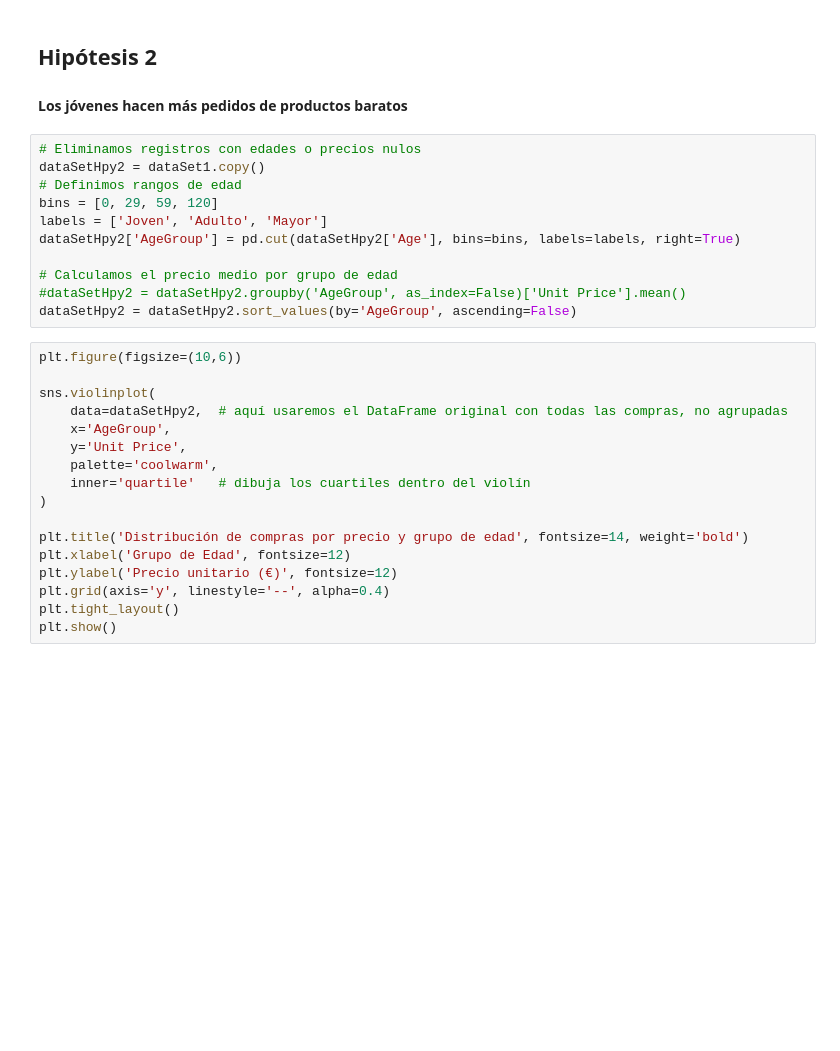
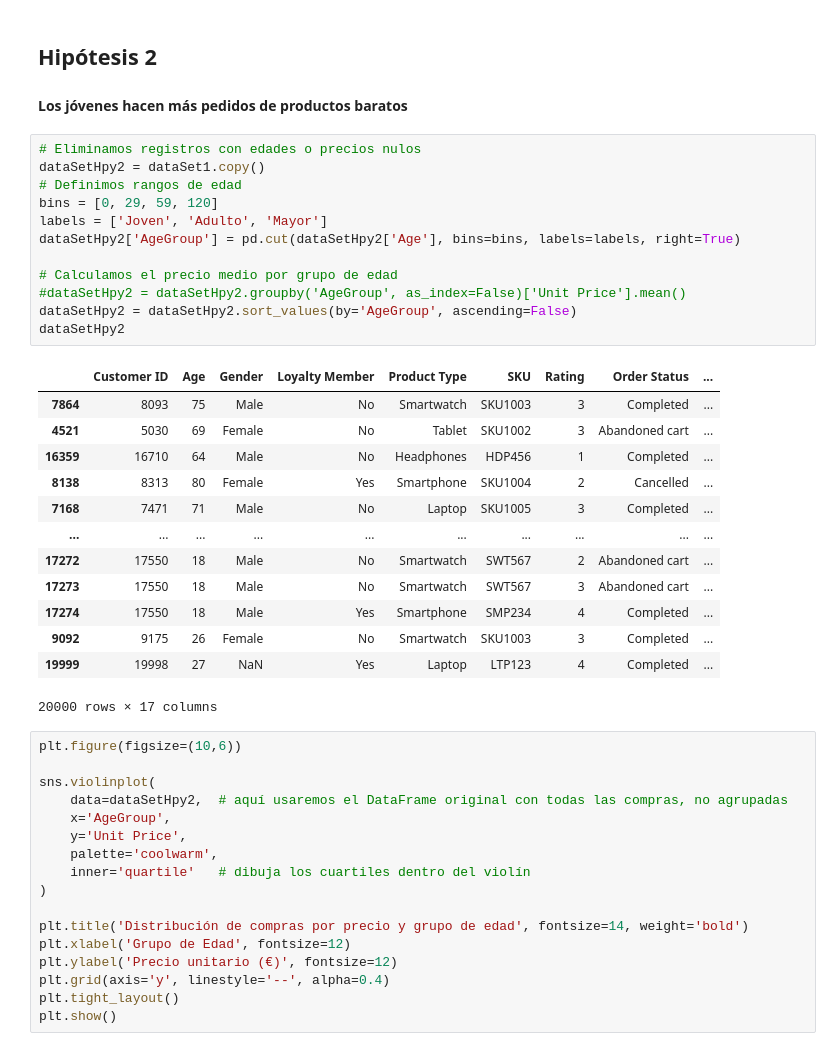
Before and after one commit to migel1985/EDA_ElectronicaConsumo_MM, a Jupyter notebook: src/memoria.ipynb, the cells around one changed output. Drawn from its saved outputs; the diff is of its cells as text; blank space fills up the shorter version.

```diff
--- a/src/memoria.ipynb
+++ b/src/memoria.ipynb
@@ -150,14 +150,29 @@ El artículo mejor valorado es el producto más barato.
 # %%
 # Eliminamos registros con edades o precios nulos
 dataSetHpy2 = dataSet1.copy()
 # Definimos rangos de edad
 bins = [0, 29, 59, 120]
 labels = ['Joven', 'Adulto', 'Mayor']
 dataSetHpy2['AgeGroup'] = pd.cut(dataSetHpy2['Age'], bins=bins, labels=labels, right=True)
 
 # Calculamos el precio medio por grupo de edad
 #dataSetHpy2 = dataSetHpy2.groupby('AgeGroup', as_index=False)['Unit Price'].mean()
 dataSetHpy2 = dataSetHpy2.sort_values(by='AgeGroup', ascending=False)
+dataSetHpy2
+# %% [output]
+|  | Customer ID | Age | Gender | Loyalty Member | Product Type | SKU | Rating | Order Status | ... |
+| 7864 | 8093 | 75 | Male | No | Smartwatch | SKU1003 | 3 | Completed | ... |
+| 4521 | 5030 | 69 | Female | No | Tablet | SKU1002 | 3 | Abandoned cart | ... |
+| 16359 | 16710 | 64 | Male | No | Headphones | HDP456 | 1 | Completed | ... |
+| 8138 | 8313 | 80 | Female | Yes | Smartphone | SKU1004 | 2 | Cancelled | ... |
+| 7168 | 7471 | 71 | Male | No | Laptop | SKU1005 | 3 | Completed | ... |
+| ... | ... | ... | ... | ... | ... | ... | ... | ... | ... |
+| 17272 | 17550 | 18 | Male | No | Smartwatch | SWT567 | 2 | Abandoned cart | ... |
+| 17273 | 17550 | 18 | Male | No | Smartwatch | SWT567 | 3 | Abandoned cart | ... |
+| 17274 | 17550 | 18 | Male | Yes | Smartphone | SMP234 | 4 | Completed | ... |
+| 9092 | 9175 | 26 | Female | No | Smartwatch | SKU1003 | 3 | Completed | ... |
+| 19999 | 19998 | 27 | NaN | Yes | Laptop | LTP123 | 4 | Completed | ... |
+20000 rows × 17 columns
 # %%
 plt.figure(figsize=(10,6))
 
```
Also changed, not shown: parts of 1 cell of this notebook, 3 other files.
